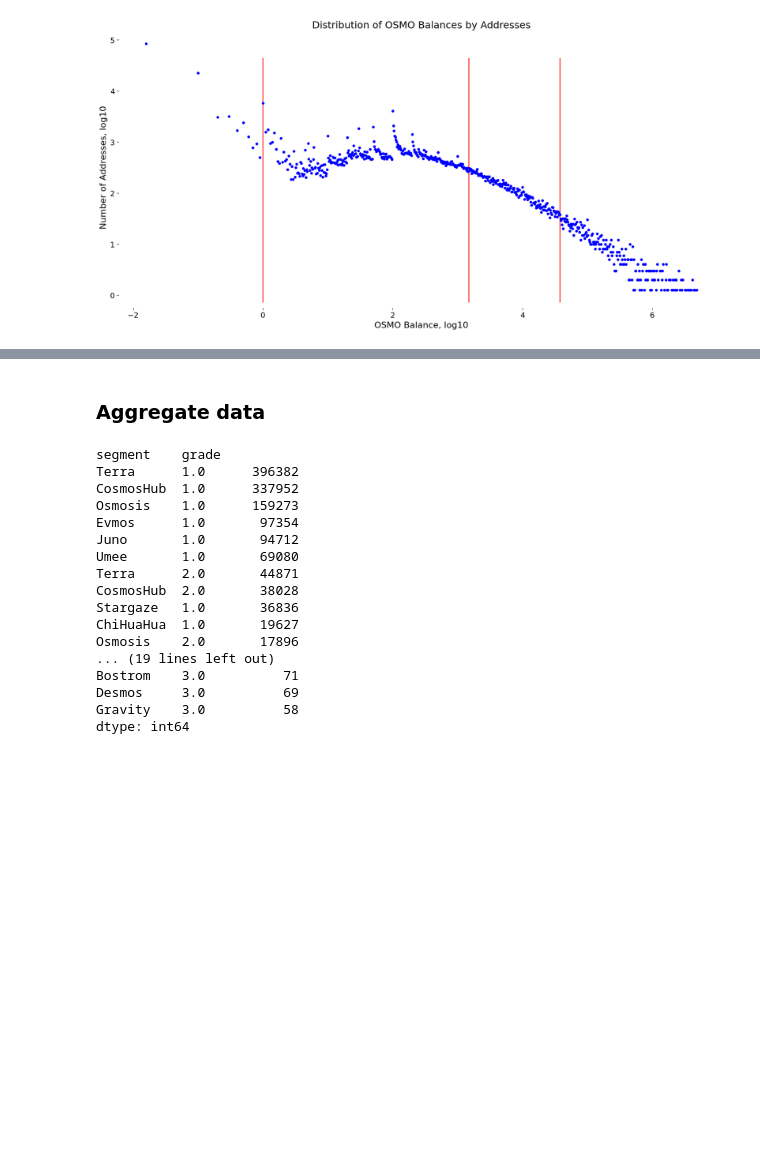
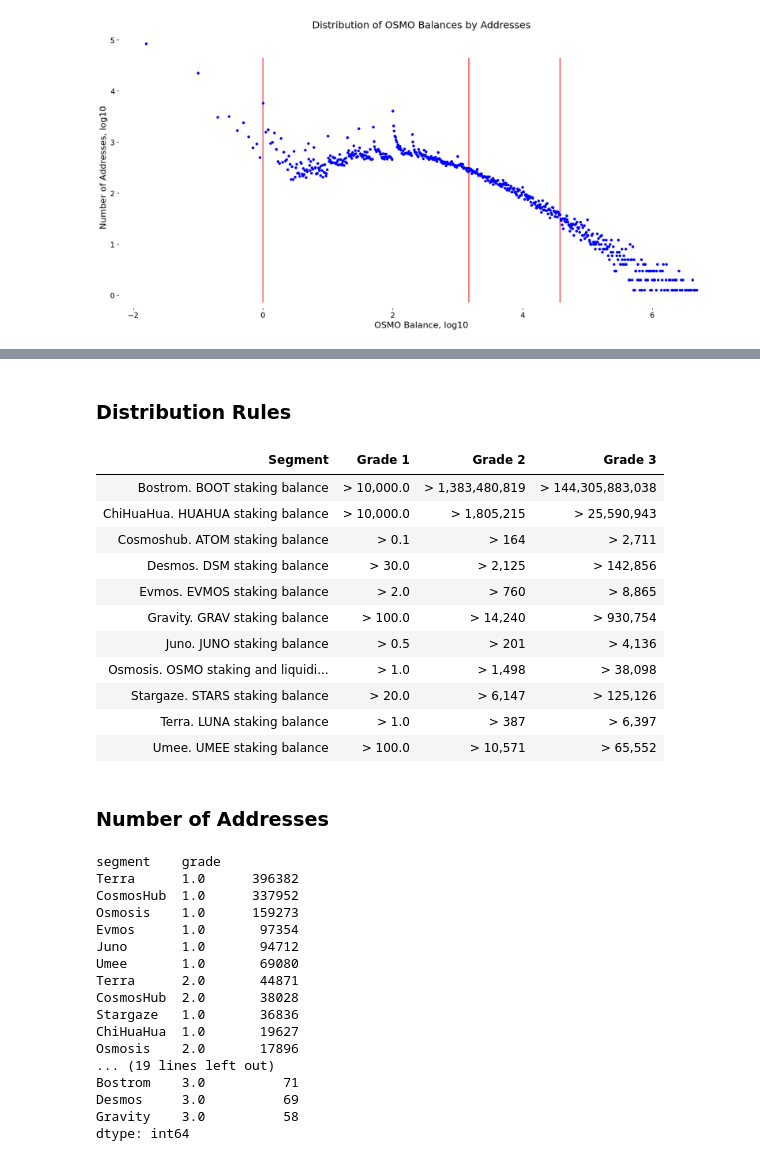
Before and after one commit to Snedashkovsky/cybergift, a Jupyter notebook: pussygift.ipynb, the cells around one changed output, grey strips where cells are left out. Drawn from its saved outputs; the diff is of its cells as text; code cells hidden in the pictures; blank space fills up the shorter version.

```diff
--- a/pussygift.ipynb
+++ b/pussygift.ipynb
@@ -394,5 +356,37 @@ Suggestion of Rules:
-# %% [markdown]
-### Aggregate data
+# %% [markdown]
+### Distribution Rules
+# %%
+rules_list = [['Bostrom. BOOT staking balance'] + boot_boundaries,
+              ['ChiHuaHua. HUAHUA staking balance'] + huahua_boundaries,
+              ['Cosmoshub. ATOM staking balance'] + atom_boundaries,
+              ['Desmos. DSM staking balance'] + dsm_boundaries,
+              ['Evmos. EVMOS staking balance'] + evmos_boundaries,
+              ['Gravity. GRAV staking balance'] + grav_boundaries,
+              ['Juno. JUNO staking balance'] + juno_boundaries,
+              ['Osmosis. OSMO staking and liquidity balance'] + osmo_boundaries,
+              ['Stargaze. STARS staking balance'] + stars_boundaries,
+              ['Terra. LUNA staking balance'] + luna_boundaries,
+              ['Umee. UMEE staking balance'] + umee_boundaries]
+rules_df = pd.DataFrame(rules_list, columns=['Segment', 'Grade 1', 'Grade 2', 'Grade 3'])
+rules_df.loc[:, 'Grade 1'] = rules_df['Grade 1'].map(lambda x: f'> {x:>,}')
+rules_df.loc[:, 'Grade 2'] = rules_df['Grade 2'].map(lambda x: f'> {x:>,.0f}')
+rules_df.loc[:, 'Grade 3'] = rules_df['Grade 3'].map(lambda x: f'> {x:>,.0f}')
+display(HTML(rules_df.to_html(index=False, notebook=True, show_dimensions=False)))
+# %% [output]
+| Segment | Grade 1 | Grade 2 | Grade 3 |
+| Bostrom. BOOT staking balance | > 10,000.0 | > 1,383,480,819 | > 144,305,883,038 |
+| ChiHuaHua. HUAHUA staking balance | > 10,000.0 | > 1,805,215 | > 25,590,943 |
+| Cosmoshub. ATOM staking balance | > 0.1 | > 164 | > 2,711 |
+| Desmos. DSM staking balance | > 30.0 | > 2,125 | > 142,856 |
+| Evmos. EVMOS staking balance | > 2.0 | > 760 | > 8,865 |
+| Gravity. GRAV staking balance | > 100.0 | > 14,240 | > 930,754 |
+| Juno. JUNO staking balance | > 0.5 | > 201 | > 4,136 |
+| Osmosis. OSMO staking and liquidi... | > 1.0 | > 1,498 | > 38,098 |
+| Stargaze. STARS staking balance | > 20.0 | > 6,147 | > 125,126 |
+| Terra. LUNA staking balance | > 1.0 | > 387 | > 6,397 |
+| Umee. UMEE staking balance | > 100.0 | > 10,571 | > 65,552 |
+# %% [markdown]
+### Number of Addresses
 # %%
 balances_df = pd.concat(
     [atom_balances_df,
```
Also changed, not shown: parts of 14 cells of this notebook.
